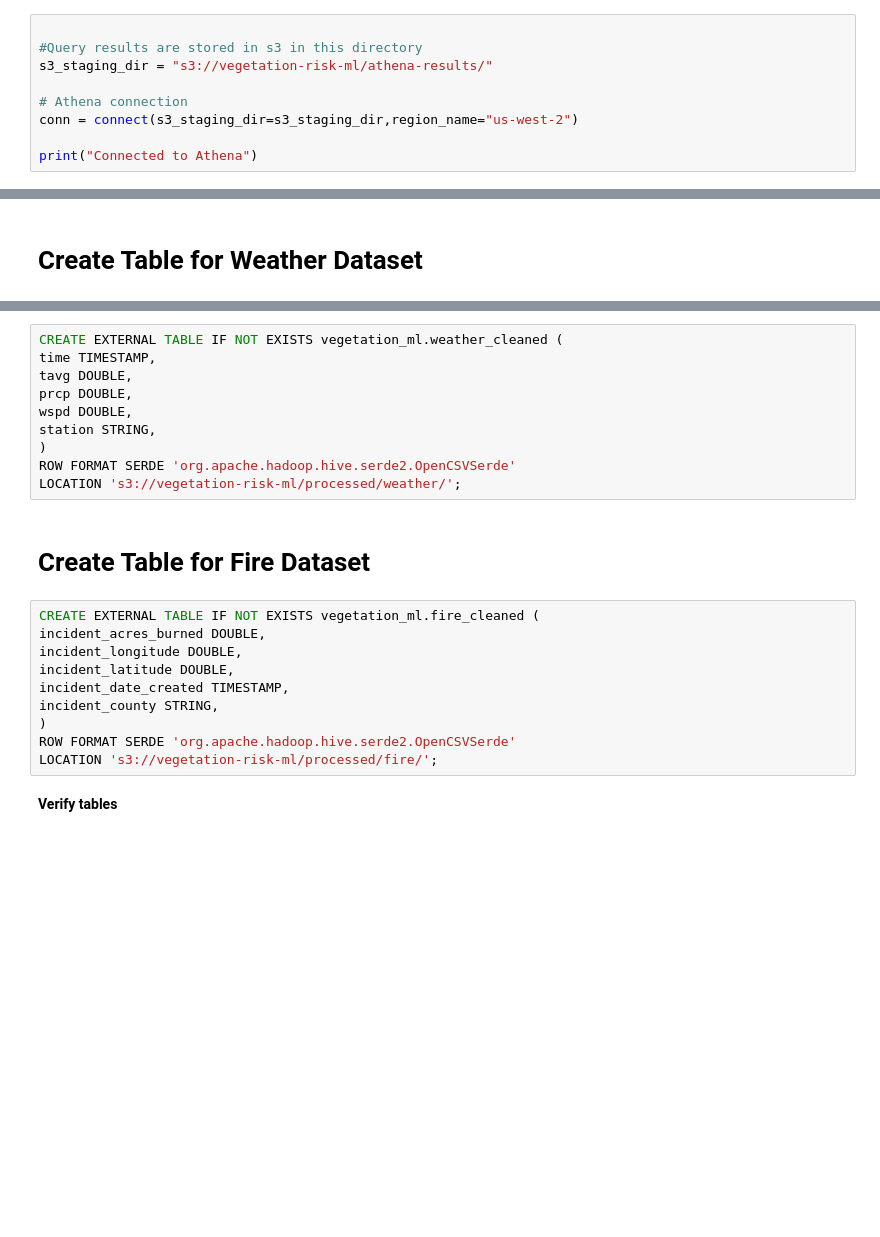
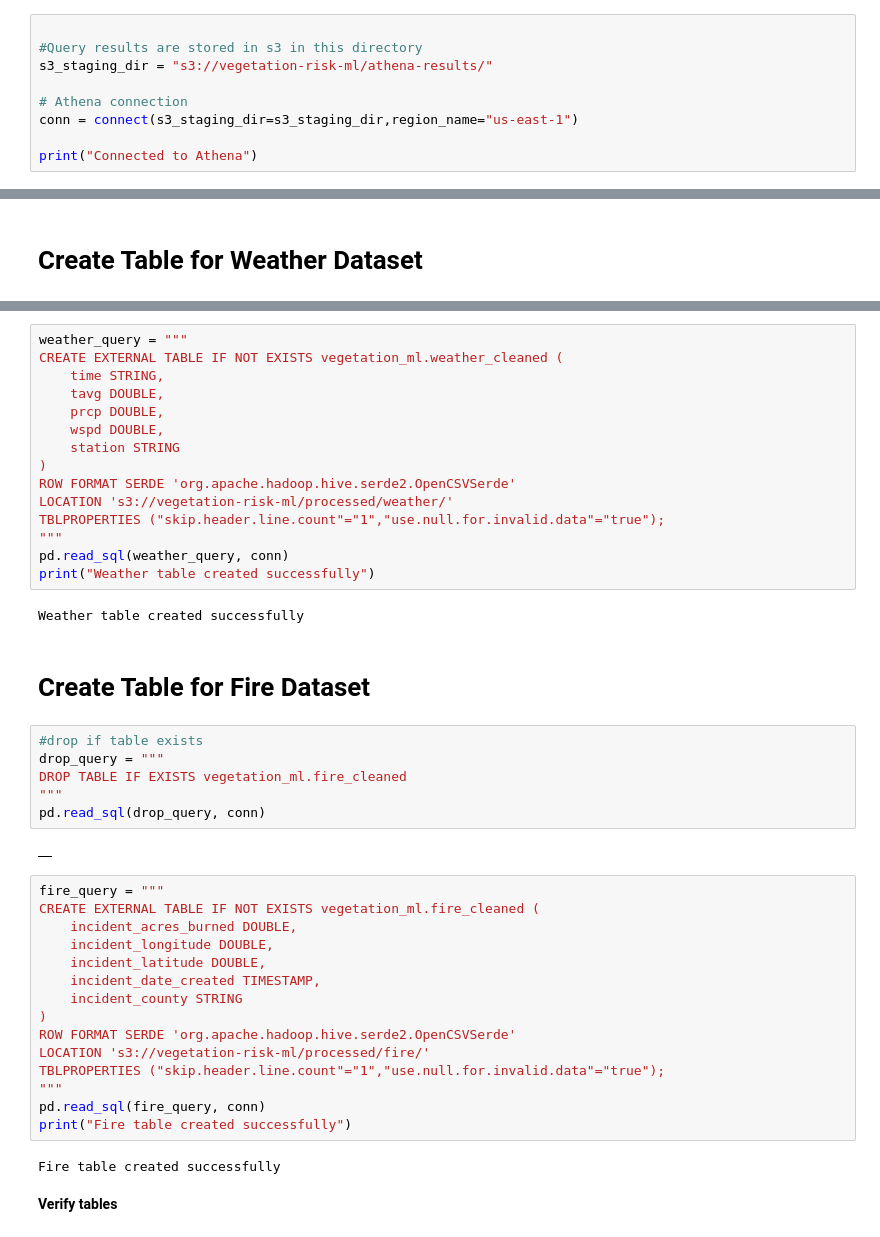
Before and after one commit to SheshmaJ/ADS-508-Final-Project, a Jupyter notebook: data_cleaning_processing.ipynb, the cells around one changed output, grey strips where cells are left out. Saved outputs shown, nothing was run; the diff lists cells and outputs as text; blank space fills up the shorter version.

Commit message:
data prep

```diff
--- a/data_cleaning_processing.ipynb
+++ b/data_cleaning_processing.ipynb
@@ -521,6 +607,6 @@ Athena is used to perform  data merging of all three cleaned datasets and aggreg
 s3_staging_dir = "s3://vegetation-risk-ml/athena-results/"
 
 # Athena connection
-conn = connect(s3_staging_dir=s3_staging_dir,region_name="us-west-2")
+conn = connect(s3_staging_dir=s3_staging_dir,region_name="us-east-1")
 
 print("Connected to Athena")
@@ -541,25 +655,47 @@ LOCATION 's3://vegetation-risk-ml/processed/forest/';
 # %%
+weather_query = """
 CREATE EXTERNAL TABLE IF NOT EXISTS vegetation_ml.weather_cleaned (
-time TIMESTAMP,
-tavg DOUBLE,
-prcp DOUBLE,
-wspd DOUBLE,
-station STRING,
+    time STRING,
+    tavg DOUBLE,
+    prcp DOUBLE,
+    wspd DOUBLE,
+    station STRING
 )
 ROW FORMAT SERDE 'org.apache.hadoop.hive.serde2.OpenCSVSerde'
-LOCATION 's3://vegetation-risk-ml/processed/weather/';
+LOCATION 's3://vegetation-risk-ml/processed/weather/'
+TBLPROPERTIES ("skip.header.line.count"="1","use.null.for.invalid.data"="true");
+"""
+pd.read_sql(weather_query, conn)
+print("Weather table created successfully")
+# %% [output]
+Weather table created successfully
 # %% [markdown]
 # Create Table for Fire Dataset
+# %%
+#drop if table exists
+drop_query = """
+DROP TABLE IF EXISTS vegetation_ml.fire_cleaned
+"""
+pd.read_sql(drop_query, conn)
+# %% [output]
+|  |
 # %%
+fire_query = """
 CREATE EXTERNAL TABLE IF NOT EXISTS vegetation_ml.fire_cleaned (
-incident_acres_burned DOUBLE,
-incident_longitude DOUBLE,
-incident_latitude DOUBLE,
-incident_date_created TIMESTAMP,
-incident_county STRING,
+    incident_acres_burned DOUBLE,
+    incident_longitude DOUBLE,
+    incident_latitude DOUBLE,
+    incident_date_created TIMESTAMP,
+    incident_county STRING
 )
 ROW FORMAT SERDE 'org.apache.hadoop.hive.serde2.OpenCSVSerde'
-LOCATION 's3://vegetation-risk-ml/processed/fire/';
+LOCATION 's3://vegetation-risk-ml/processed/fire/'
+TBLPROPERTIES ("skip.header.line.count"="1","use.null.for.invalid.data"="true");
+"""
+pd.read_sql(fire_query, conn)
+print("Fire table created successfully")
+# %% [output]
+Fire table created successfully
 # %% [markdown]
 **Verify tables**
 # %%
```
Also changed, not shown: parts of 20 cells of this notebook.
